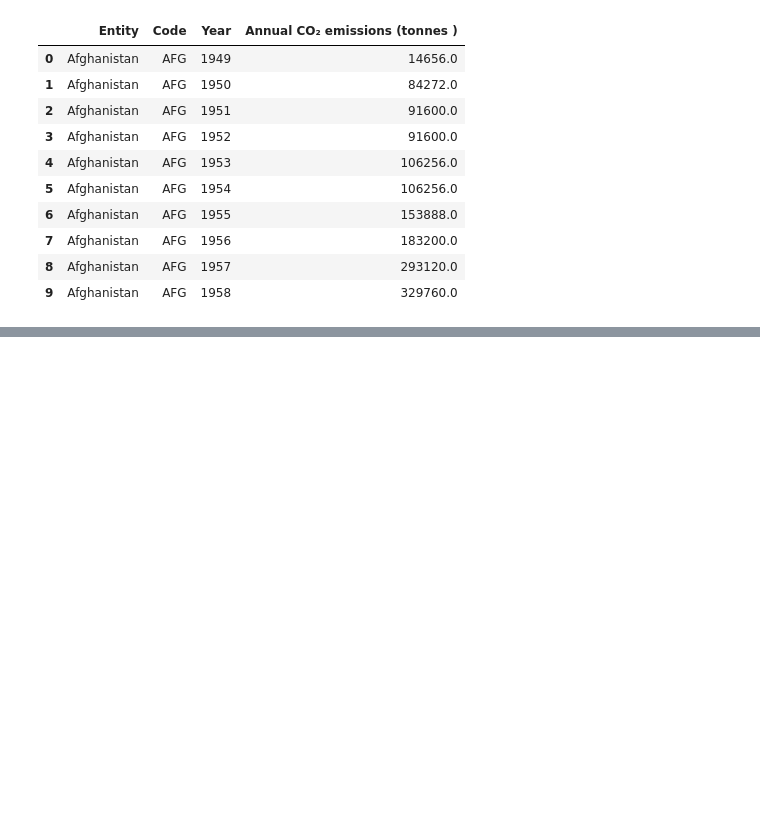
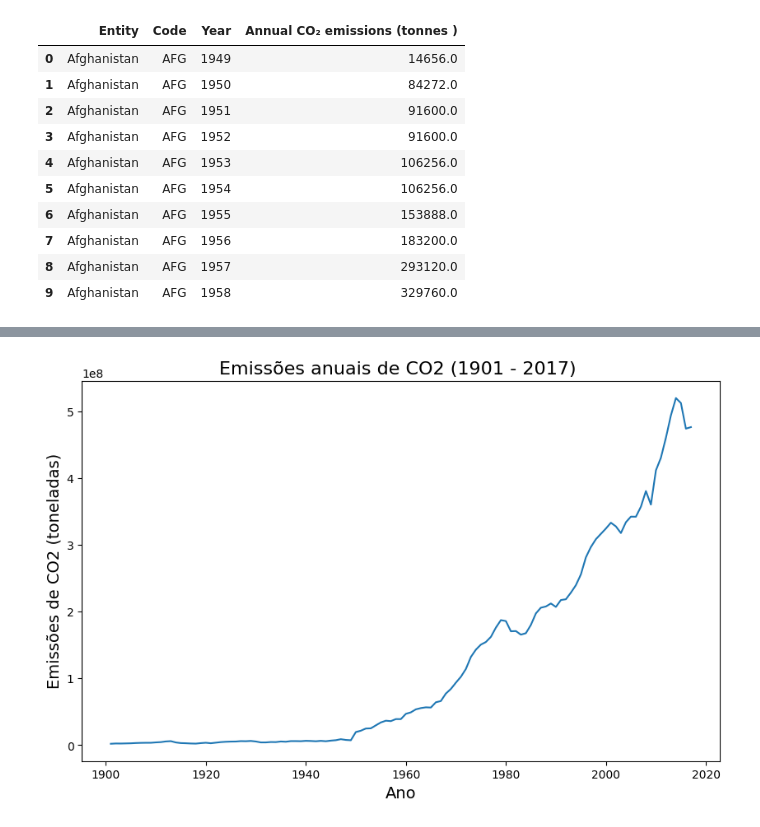
Before and after one commit to TiagoCNO/historical-carbon-emissions-analysis, a Jupyter notebook: historical_analysis_carbon_emissions.ipynb, the cells around one changed output, grey strips where cells are left out. Cells and saved outputs as stored; diff of their text form; code cells hidden in the pictures; blank space fills up the shorter version.

Commit message:
feat: Análisando dados Brasil

```diff
--- a/historical_analysis_carbon_emissions.ipynb
+++ b/historical_analysis_carbon_emissions.ipynb
@@ -24,3 +24,7 @@ df.head(10)
 | 7 | Afghanistan | AFG | 1956 | 183200.0 |
 | 8 | Afghanistan | AFG | 1957 | 293120.0 |
 | 9 | Afghanistan | AFG | 1958 | 329760.0 |
+# %%
+# Renomeando Coluna para facilitar a digitação
+df.rename(columns = {'Annual CO₂ emissions (tonnes )': 'Annual CO2 emissions (tonnes)'}, inplace = True)
+df.head()
@@ -26,0 +54,4 @@ df.head(10)
+# %%
+# Selecionando apenas os dados referentes ao Brasil
+df_brazil = df[df['Entity'] == 'Brazil']
+df_brazil.head()
@@ -26,0 +91,3 @@ df.head(10)
+# %%
+df_brazil.reset_index(drop= True, inplace= True) # Resetando os índices
+df_brazil
@@ -26,0 +108,10 @@ df.head(10)
+# %%
+# Criando o gráfico de linha
+plt.figure(figsize = (10, 6))
+plt.plot(df_brazil['Year'], df_brazil['Annual CO2 emissions (tonnes)'])
+plt.xlabel('Ano', fontsize = 14)
+plt.ylabel('Emissões de CO2 (toneladas)', fontsize = 14)
+plt.title('Emissões anuais de CO2 (1901 - 2017) ', fontsize = 16)
+plt.show()
+# %% [output]
+[figure, added]
```
Also changed, not shown: parts of 9 cells of this notebook.
